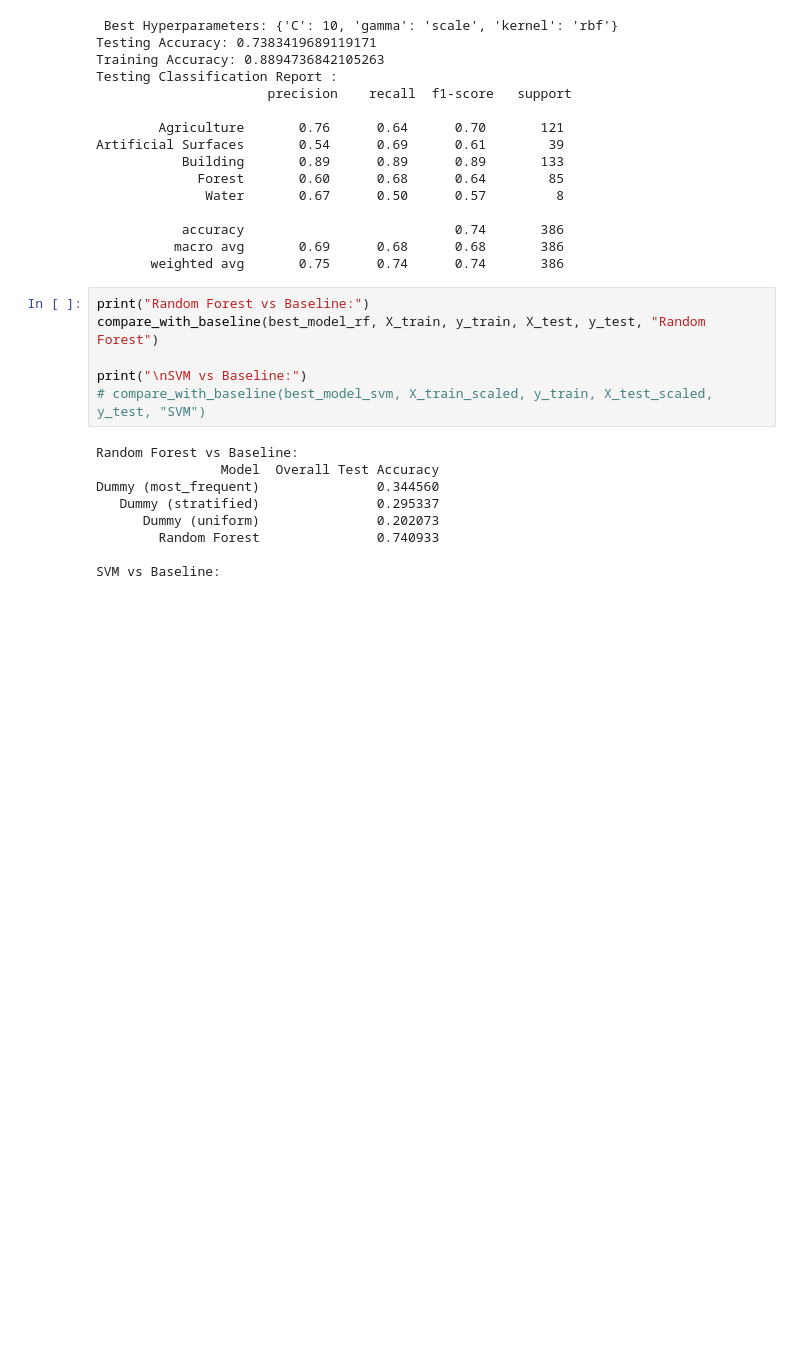
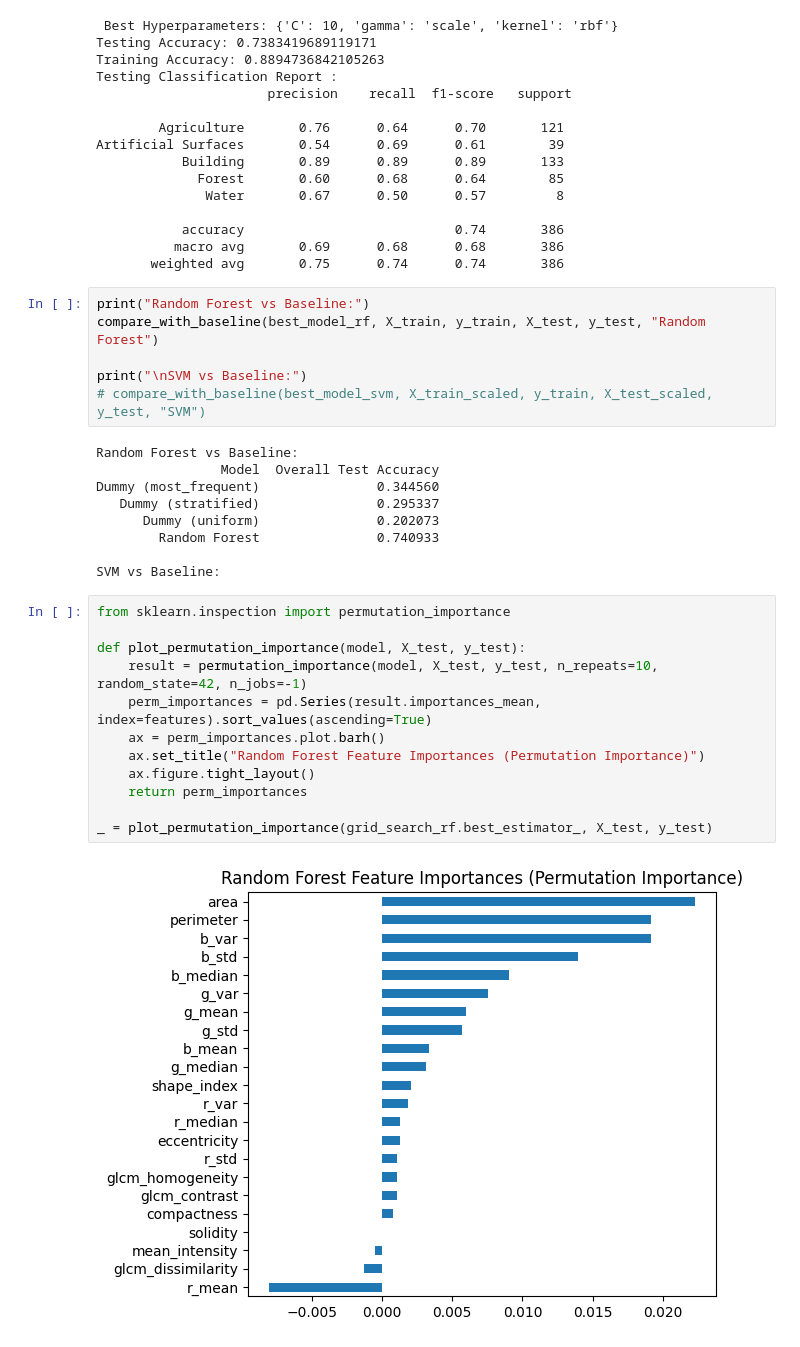
Before and after one commit to kshitijrajsharma/landcoverclassification, a Jupyter notebook: notebooks/train_codigo_group_1.ipynb, the cells around one changed output. Drawn from its saved outputs; the diff is of its cells as text; blank space fills up the shorter version.

Commit message:
Added permutation importance on hold out set

```diff
--- a/notebooks/train_codigo_group_1.ipynb
+++ b/notebooks/train_codigo_group_1.ipynb
@@ -291,3 +291,17 @@ Dummy (most_frequent)               0.344560
         Random Forest               0.740933
 
 SVM vs Baseline:
+# %%
+from sklearn.inspection import permutation_importance
+
+def plot_permutation_importance(model, X_test, y_test):
+    result = permutation_importance(model, X_test, y_test, n_repeats=10, random_state=42, n_jobs=-1)
+    perm_importances = pd.Series(result.importances_mean, index=features).sort_values(ascending=True)
+    ax = perm_importances.plot.barh()
+    ax.set_title("Random Forest Feature Importances (Permutation Importance)")
+    ax.figure.tight_layout()
+    return perm_importances
+
+_ = plot_permutation_importance(grid_search_rf.best_estimator_, X_test, y_test)
+# %% [output]
+[figure, added]
```
